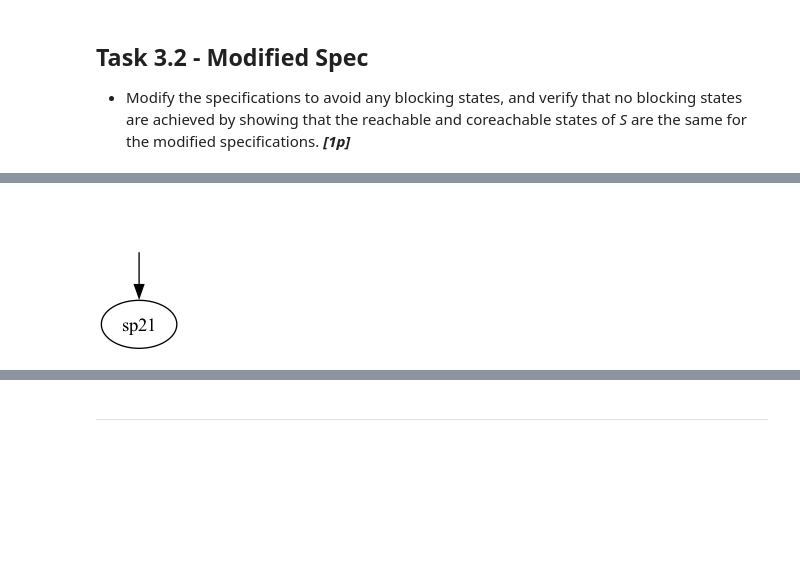
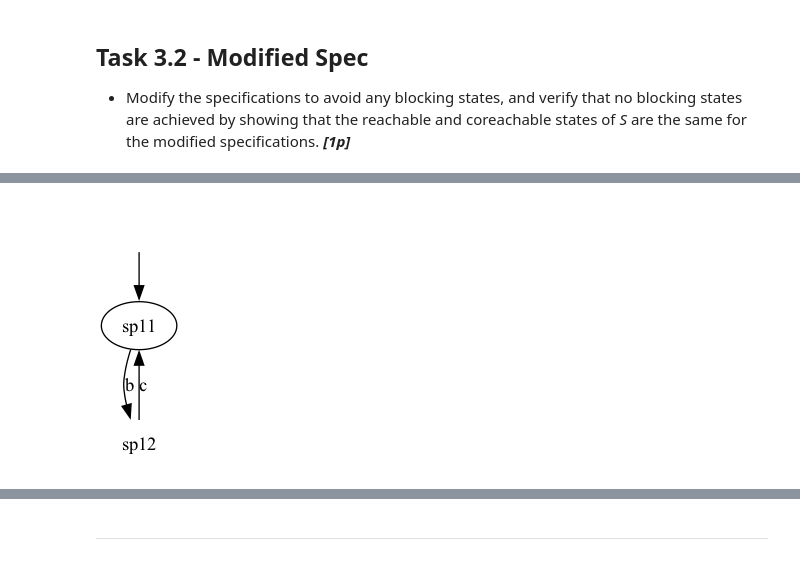
Before and after one commit to baitware/AssignmentsLP1, a Jupyter notebook: SSY165/assignment1/sync_and_synth.ipynb, the cells around one changed output, grey strips where cells are left out. Cells and saved outputs as stored; diff of their text form; code cells hidden in the pictures; blank space fills up the shorter version.

```diff
--- a/SSY165/assignment1/sync_and_synth.ipynb
+++ b/SSY165/assignment1/sync_and_synth.ipynb
@@ -852,27 +807,10 @@ plot_automaton(sp1_new, 'SP1_new')
-# %%
-sp2_new = None
-
-# YOUR CODE HERE
-
-# --- Sp2' on {c,d}: same rule
-S2_init = split(S.init)[3] if S.init in Qtr else None
-S2_kept = {
-    (split(t.source)[3], t.event, split(t.target)[3])
-    for t in S_tr_trans
-    if (t.event in Sigma_sp2) and (t.target not in leak)
-}
-S2_trans = { Transition(s,e,t) for (s,e,t) in S2_kept }
-S2_marked = { split(q)[3] for q in ((S.marked or set()) & Qtr) }
-S2_ac = reach(Sigma_sp2, S2_trans, {S2_init} if S2_init else set(), set())
-sp2_new = Automaton(
-    states=S2_ac,
-    init=S2_init if S2_init in S2_ac else None,
-    events=Sigma_sp2,
-    trans={t for t in S2_trans if t.source in S2_ac and t.target in S2_ac},
-    marked=S2_marked & S2_ac
-)
-
-
-plot_automaton(sp2_new, 'SP2_new')
-# %% [output]
-[figure, removed]
+# %%
+sp1_new = None
+
+# YOUR CODE HERE
+
+sp1_new = Automaton({'sp11', 'sp12'}, 'sp11', {'b', 'c', 'e'}, {Transition('sp11', 'b', 'sp12'), Transition('sp12', 'c', 'sp11')}, {'sp11'})
+
+plot_automaton(sp1_new, 'SP1_new')
+# %% [output]
+[figure, added]
```
Also changed, not shown: parts of 9 cells of this notebook, 5 other files.
